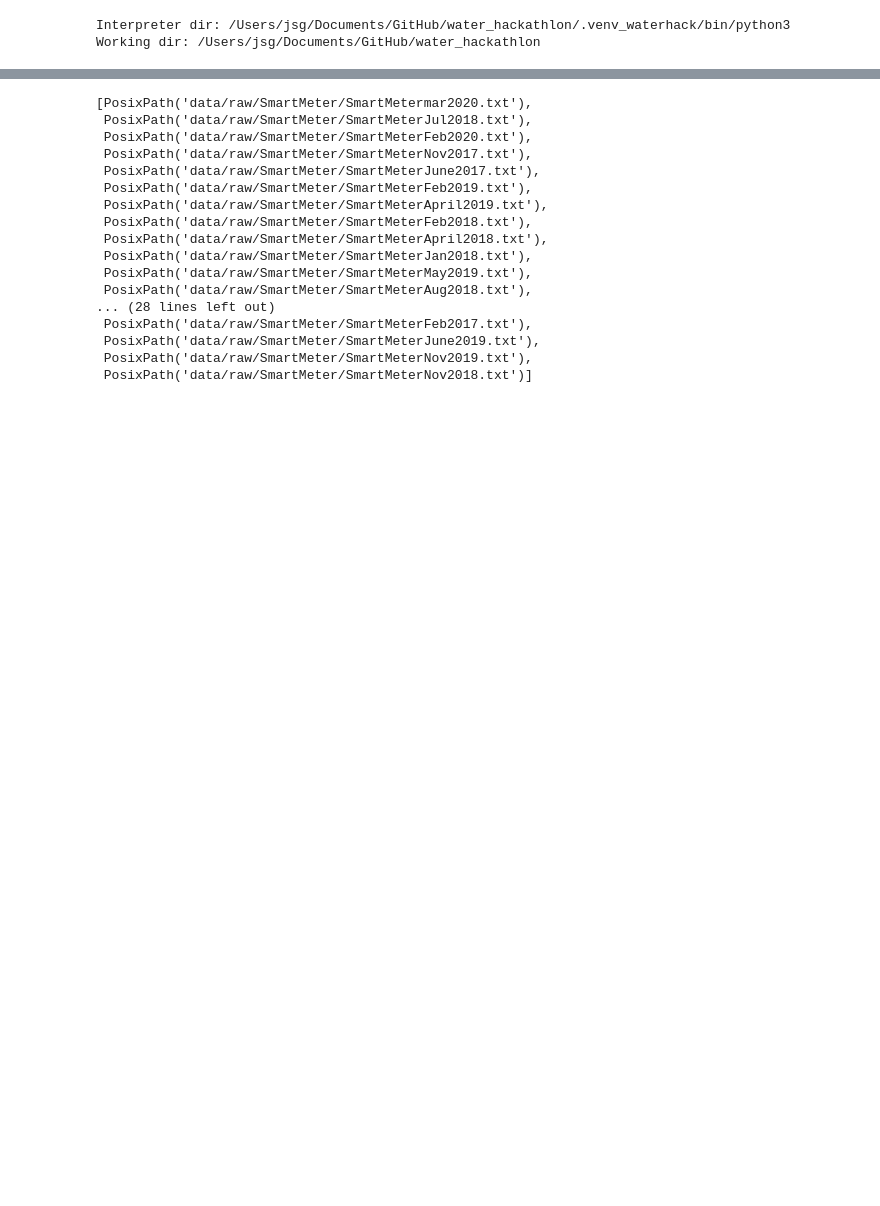
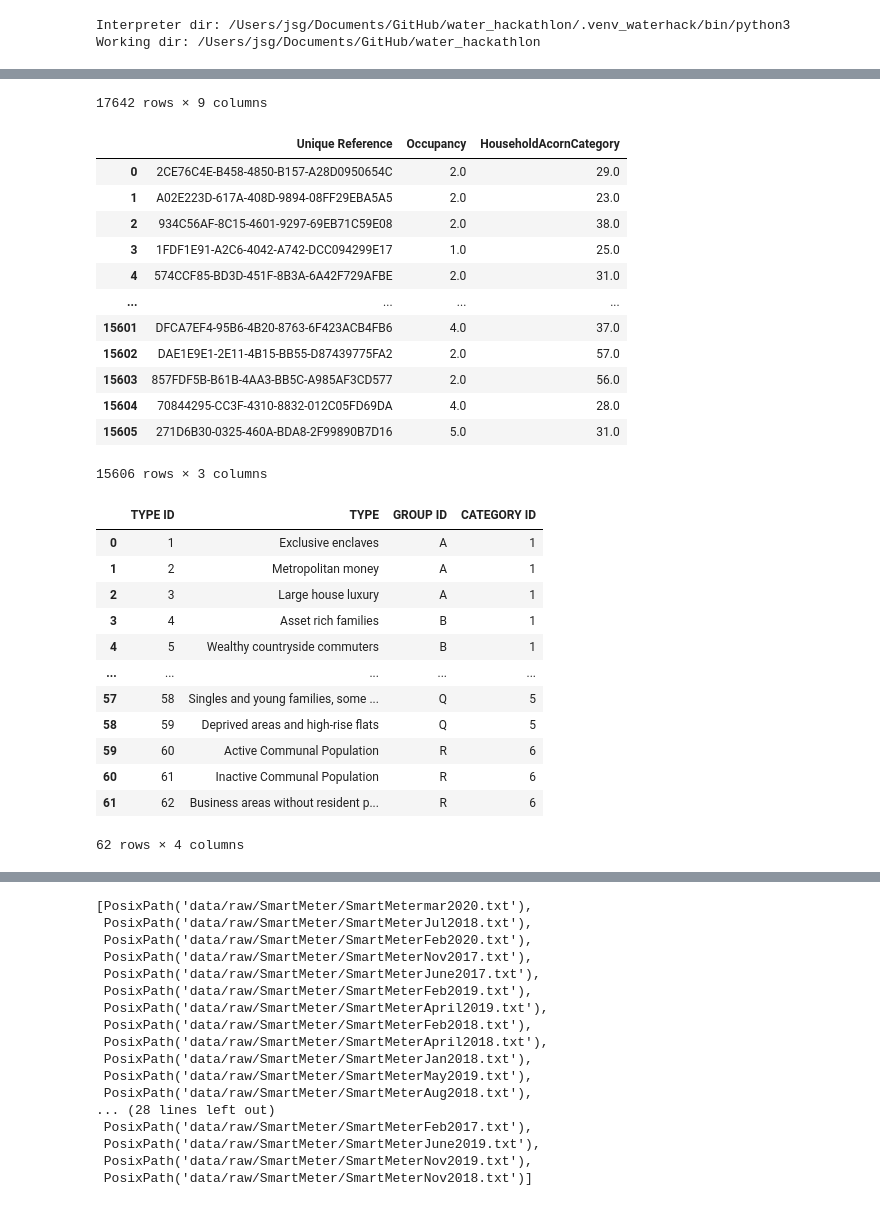
Before and after one commit to StorWater/StorWater_POC, a Jupyter notebook: notebooks/06-jsg-smartMeter.ipynb, the cells around one changed output, grey strips where cells are left out. Saved outputs shown, nothing was run; the diff lists cells and outputs as text; code cells hidden in the pictures; blank space fills up the shorter version.

```diff
--- a/notebooks/06-jsg-smartMeter.ipynb
+++ b/notebooks/06-jsg-smartMeter.ipynb
@@ -69,0 +34,9 @@ df_attrib['Unique Ref'].nunique()
+# %%
+df_attrib = pd.read_excel("data/raw/AWSmartMeterAttributes.xlsx")
+df_acord = pd.read_excel('data/raw/AcornData.xlsx')
+df_type = pd.read_csv('data/raw/Acorn_Type_Reference_2020.csv')
+
+display(df_attrib)
+display(df_acord)
+display(df_type)
+# %% [output]
@@ -69,0 +55,27 @@ df_attrib['Unique Ref'].nunique()
+17642 rows × 9 columns
+|  | Unique Reference | Occupancy | HouseholdAcornCategory |
+| 0 | 2CE76C4E-B458-4850-B157-A28D0950654C | 2.0 | 29.0 |
+| 1 | A02E223D-617A-408D-9894-08FF29EBA5A5 | 2.0 | 23.0 |
+| 2 | 934C56AF-8C15-4601-9297-69EB71C59E08 | 2.0 | 38.0 |
+| 3 | 1FDF1E91-A2C6-4042-A742-DCC094299E17 | 1.0 | 25.0 |
+| 4 | 574CCF85-BD3D-451F-8B3A-6A42F729AFBE | 2.0 | 31.0 |
+| ... | ... | ... | ... |
+| 15601 | DFCA7EF4-95B6-4B20-8763-6F423ACB4FB6 | 4.0 | 37.0 |
+| 15602 | DAE1E9E1-2E11-4B15-BB55-D87439775FA2 | 2.0 | 57.0 |
+| 15603 | 857FDF5B-B61B-4AA3-BB5C-A985AF3CD577 | 2.0 | 56.0 |
+| 15604 | 70844295-CC3F-4310-8832-012C05FD69DA | 4.0 | 28.0 |
+| 15605 | 271D6B30-0325-460A-BDA8-2F99890B7D16 | 5.0 | 31.0 |
+15606 rows × 3 columns
+|  | TYPE ID | TYPE | GROUP ID | CATEGORY ID |
+| 0 | 1 | Exclusive enclaves | A | 1 |
+| 1 | 2 | Metropolitan money | A | 1 |
+| 2 | 3 | Large house luxury | A | 1 |
+| 3 | 4 | Asset rich families | B | 1 |
+| 4 | 5 | Wealthy countryside commuters | B | 1 |
+| ... | ... | ... | ... | ... |
+| 57 | 58 | Singles and young families, some ... | Q | 5 |
+| 58 | 59 | Deprived areas and high-rise flats | Q | 5 |
+| 59 | 60 | Active Communal Population | R | 6 |
+| 60 | 61 | Inactive Communal Population | R | 6 |
+| 61 | 62 | Business areas without resident p... | R | 6 |
+62 rows × 4 columns
```
Also changed, not shown: parts of 24 cells of this notebook, 1 other file.
